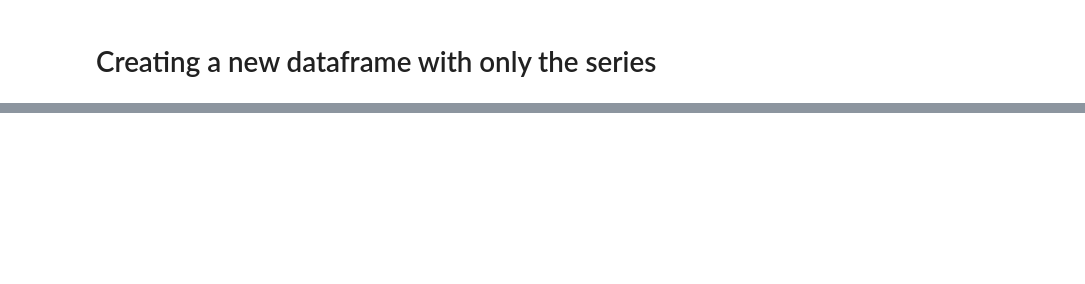
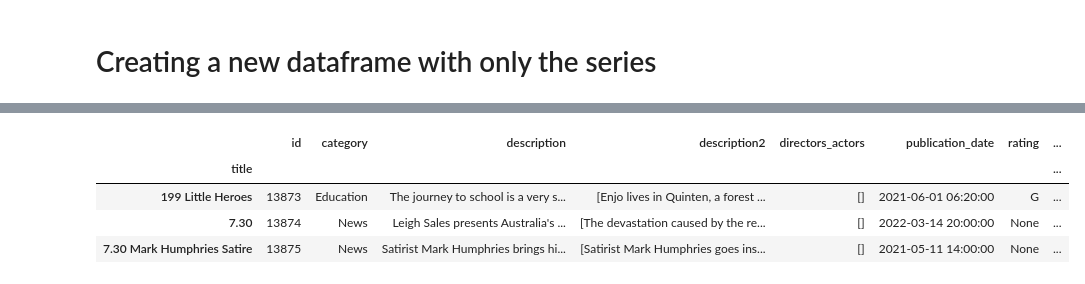
Before and after one commit to zoneout215/RS_assignment, a Jupyter notebook: notebooks/data_cleaning.ipynb, the cells around one changed output, grey strips where cells are left out. Drawn from its saved outputs; the diff is of its cells as text; code cells hidden in the pictures; blank space fills up the shorter version.

```diff
--- a/notebooks/data_cleaning.ipynb
+++ b/notebooks/data_cleaning.ipynb
@@ -288,3 +288,11 @@ pd.
+# %%
+pd.read_pickle(directory_path + '/full_shows.pkl').head(3)
+# %% [output]
+|  | id | category | description | description2 | directors_actors | publication_date | rating | ... |
+| title |  |  |  |  |  |  |  | ... |
+| 199 Little Heroes | 13873 | Education | The journey to school is a very s... | [Enjo lives in Quinten, a forest ... | [] | 2021-06-01 06:20:00 | G | ... |
+| 7.30 | 13874 | News | Leigh Sales presents Australia's ... | [The devastation caused by the re... | [] | 2022-03-14 20:00:00 | None | ... |
+| 7.30 Mark Humphries Satire | 13875 | News | Satirist Mark Humphries brings hi... | [Satirist Mark Humphries goes ins... | [] | 2021-05-11 14:00:00 | None | ... |
 # %%
 pd.read_pickle(directory_path + '/full_shows.pkl')
 # %% [output]
```
Also changed, not shown: parts of 9 cells of this notebook, 4 other files.
